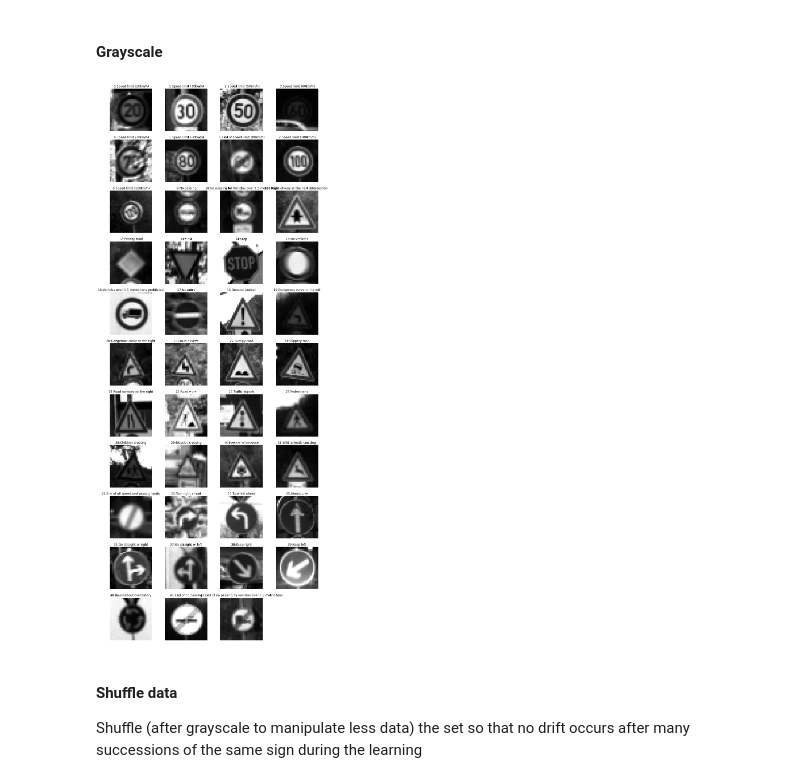
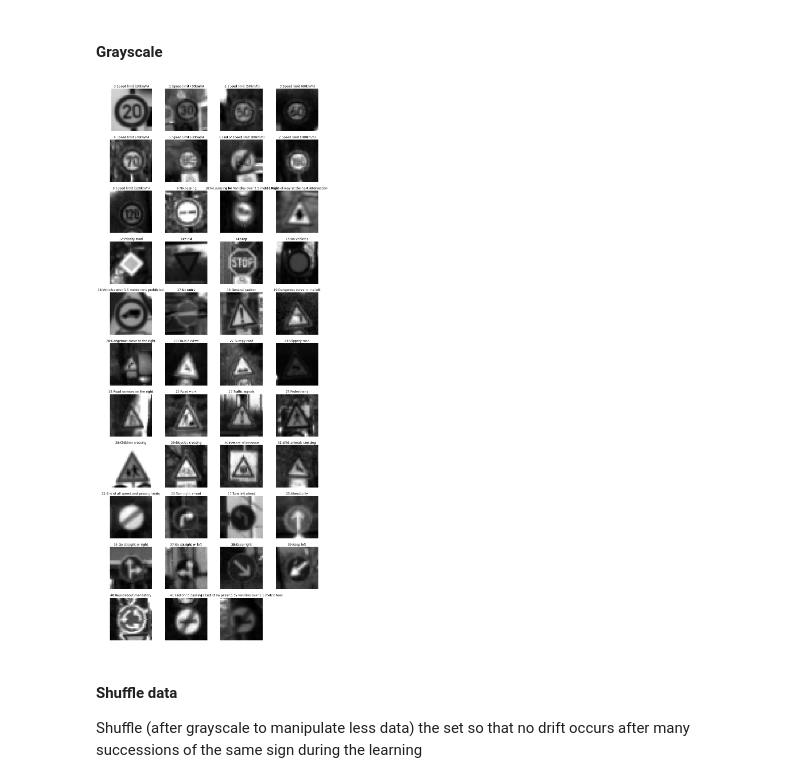
Before and after one commit to parphane/udacity-self_driving_cars, a Jupyter notebook: project-traffic_sign_classifier/Traffic_Sign_Classifier.ipynb, the cells around one changed output. Saved outputs shown, nothing was run; the diff lists cells and outputs as text; code cells hidden in the pictures.

```diff
--- a/project-traffic_sign_classifier/Traffic_Sign_Classifier.ipynb
+++ b/project-traffic_sign_classifier/Traffic_Sign_Classifier.ipynb
@@ -285,14 +274,16 @@ def RGB2Gray(rgb):
     return np.dot(rgb[...,:3], [0.2989, 0.5870, 0.1140])
 
 # Convert training and test set to grayscale
-X_train_gray = RGB2Gray(X_train_pipeline)
-X_test_gray = RGB2Gray(X_test_pipeline)
+X_train_gray = RGB2Gray(X_train)
+X_valid_gray = RGB2Gray(X_valid)
+X_test_gray = RGB2Gray(X_test)
 # %%
-X_train_pipeline = X_train_gray
-X_test_pipeline = X_test_gray
-plotLabelImages(X_test_pipeline,y_test_pipeline, gray=True)
+X_train = X_train_gray
+X_valid = X_valid_gray
+X_test = X_test_gray
+plotLabelImages(X_train,y_train, gray=True)
 # %% [output]
-[figure, old version]
+[figure, new version]
 # %% [markdown]
 #### Shuffle data
 Shuffle (after grayscale to manipulate less data) the set so that no drift occurs after many successions of the same sign during the learning
```
Also changed, not shown: parts of 25 cells of this notebook.
